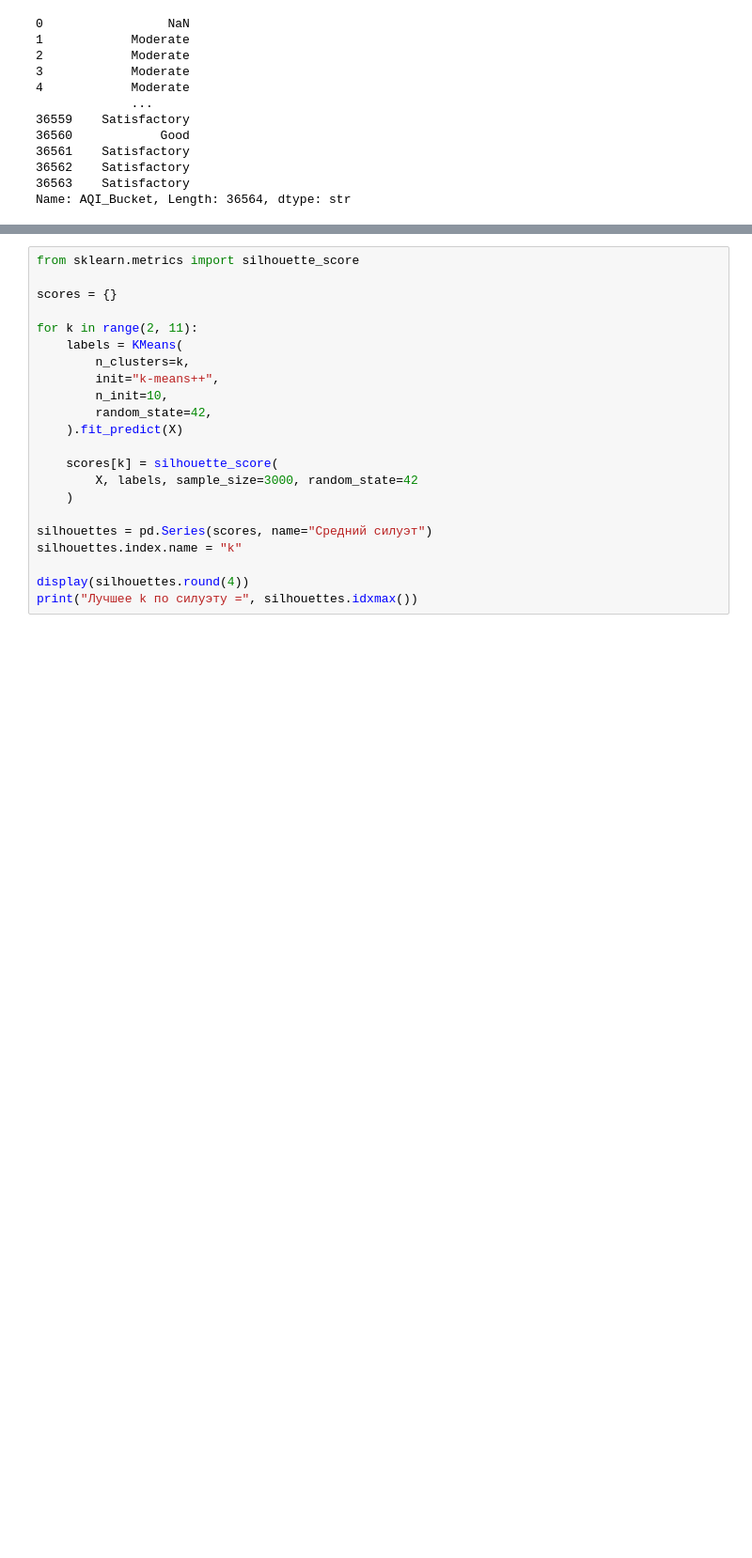
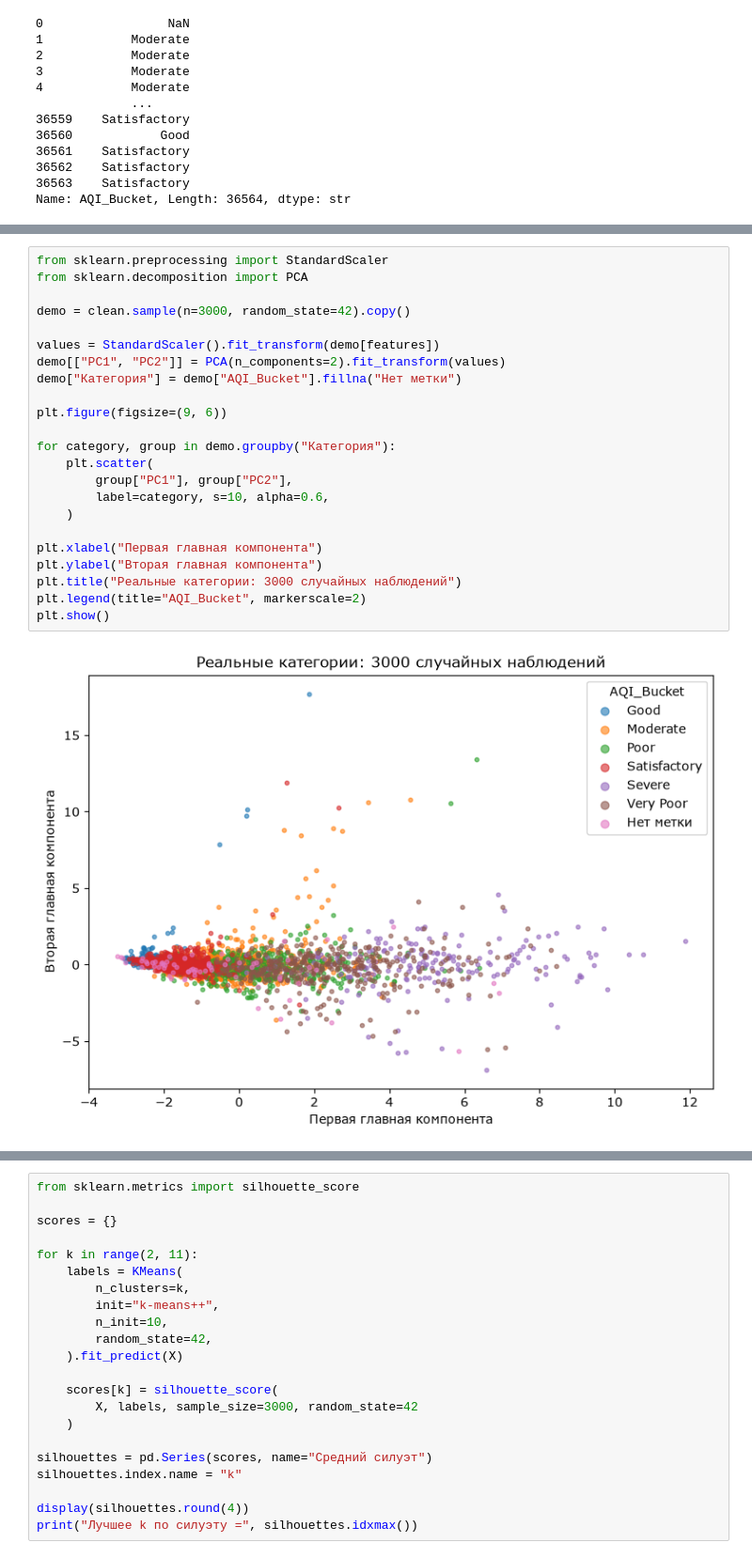
Before and after one commit to zheeenyaaa/ML_Classificators, a Jupyter notebook: 2laba.ipynb, the cells around one changed output, grey strips where cells are left out. Shown at 94% size. Drawn from its saved outputs; the diff is of its cells as text; blank space fills up the shorter version.

```diff
--- a/2laba.ipynb
+++ b/2laba.ipynb
@@ -120,6 +121,31 @@ display(X.head())
 | 2 | -0.049942 | -0.302916 | -0.645738 | -0.515439 | -0.675095 | -0.904003 | -1.138460 | 1.499377 | 1.408751 | -0.302496 | -0.398283 |
 | 3 | 0.082772 | -0.255181 | -0.507279 | -0.354625 | -0.539642 | -0.778037 | -1.172926 | 2.201945 | 1.300853 | -0.297288 | -0.408150 |
 | 4 | -0.229690 | -0.493326 | -0.612030 | -0.446802 | -0.632815 | -0.849402 | -1.195904 | 0.655872 | 1.806229 | -0.306216 | -0.488632 |
+# %%
+from sklearn.preprocessing import StandardScaler
+from sklearn.decomposition import PCA
+
+demo = clean.sample(n=3000, random_state=42).copy()
+
+values = StandardScaler().fit_transform(demo[features])
+demo[["PC1", "PC2"]] = PCA(n_components=2).fit_transform(values)
+demo["Категория"] = demo["AQI_Bucket"].fillna("Нет метки")
+
+plt.figure(figsize=(9, 6))
+
+for category, group in demo.groupby("Категория"):
+    plt.scatter(
+        group["PC1"], group["PC2"],
+        label=category, s=10, alpha=0.6,
+    )
+
+plt.xlabel("Первая главная компонента")
+plt.ylabel("Вторая главная компонента")
+plt.title("Реальные категории: 3000 случайных наблюдений")
+plt.legend(title="AQI_Bucket", markerscale=2)
+plt.show()
+# %% [output]
+[figure, added]
 # %%
 from sklearn.cluster import KMeans
 
```
Also changed, not shown: parts of 22 cells of this notebook, 3 other files.
